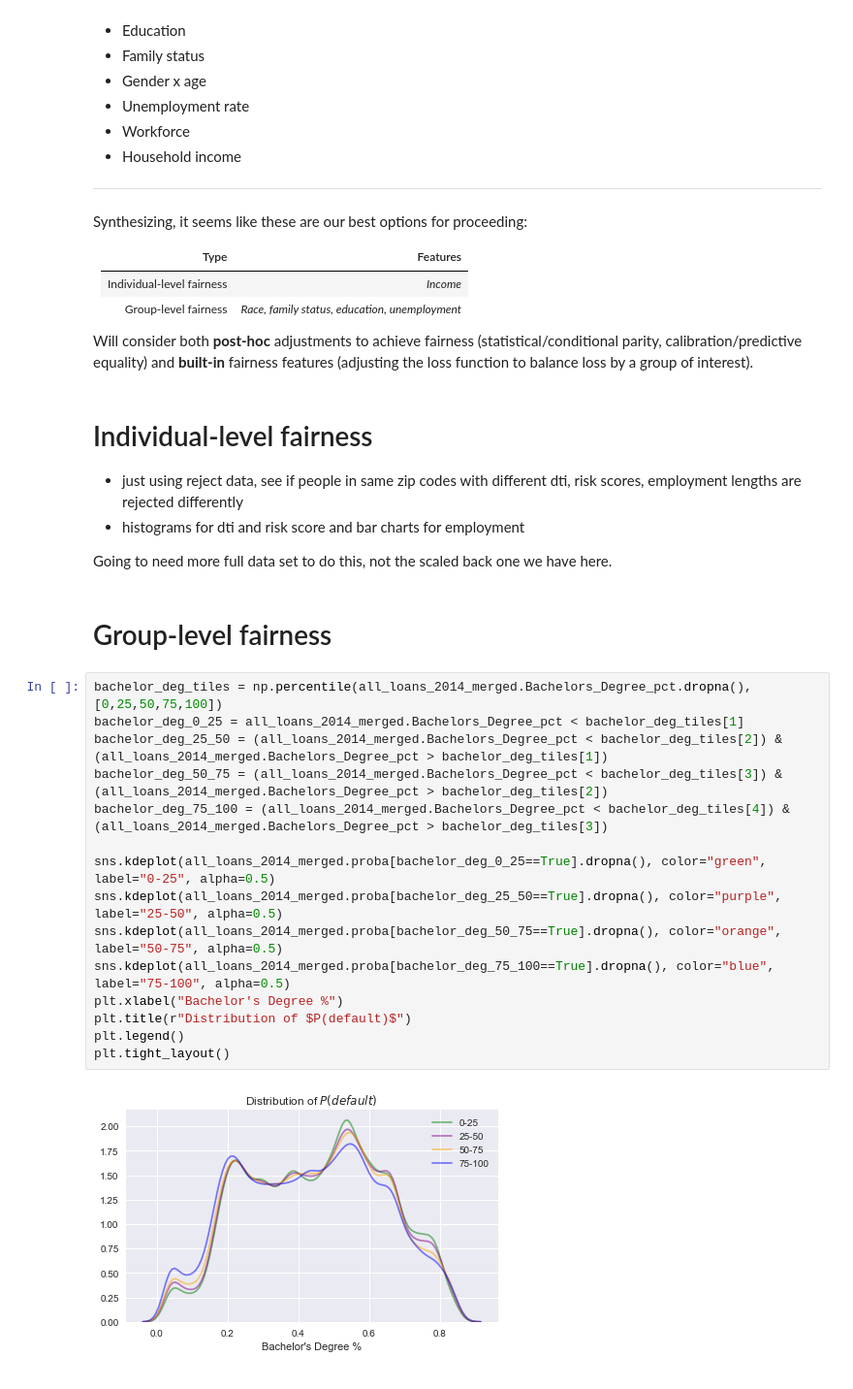
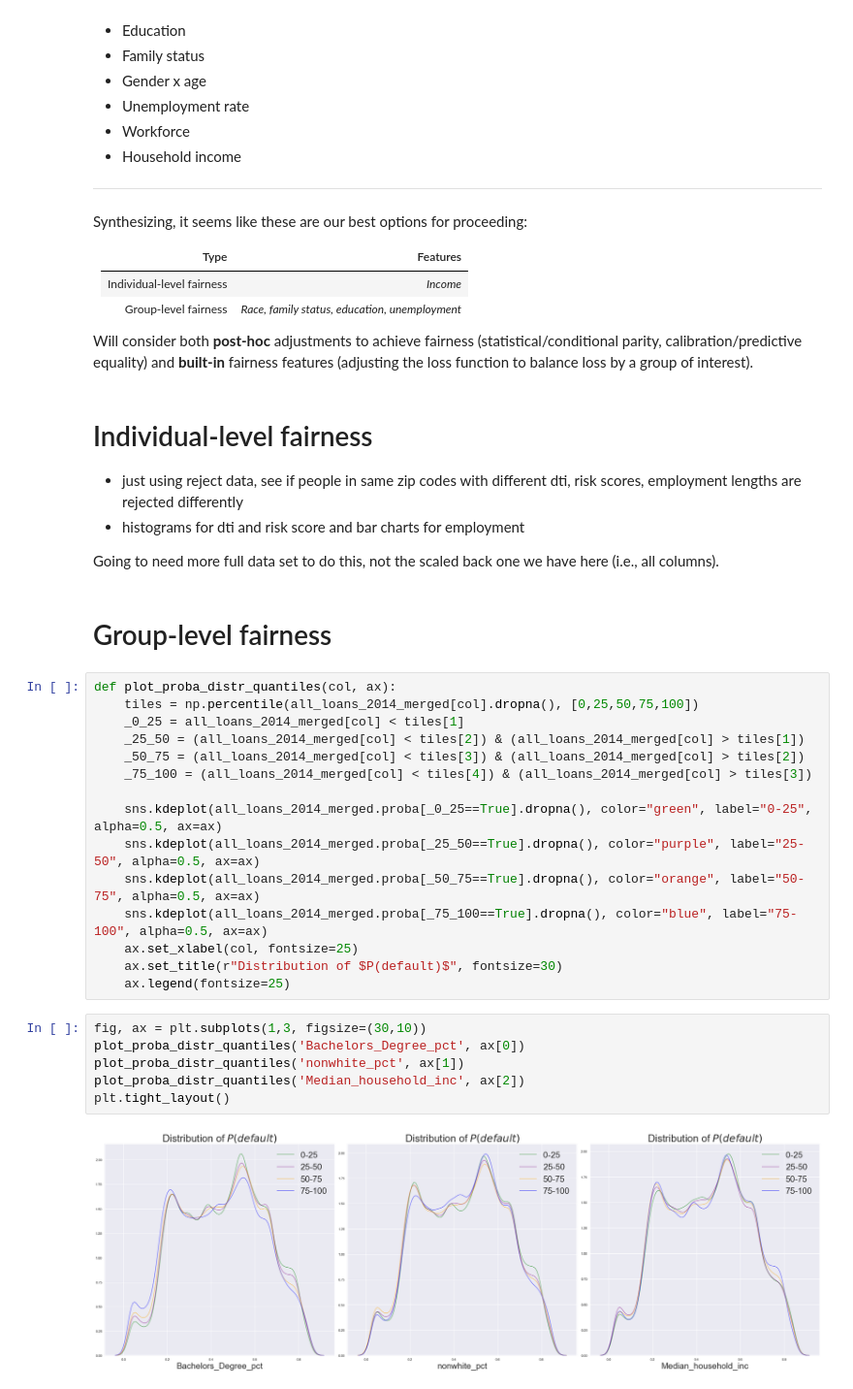
Before and after one commit to bhavenp/209A-FinalProject, a Jupyter notebook: anthony/Discrimination.ipynb, the cells around one changed output. Shown: that part at 97% size. Cells and saved outputs as stored; diff of their text form.

```diff
--- a/anthony/Discrimination.ipynb
+++ b/anthony/Discrimination.ipynb
@@ -83,23 +83,29 @@ Will consider both **post-hoc** adjustments to achieve fairness (statistical/con
 * just using reject data, see if people in same zip codes with different dti, risk scores, employment lengths are rejected differently
 * histograms for dti and risk score and bar charts for employment
 
-Going to need more full data set to do this, not the scaled back one we have here.
+Going to need more full data set to do this, not the scaled back one we have here (i.e., all columns).
 # %% [markdown]
 # Group-level fairness
 # %%
-bachelor_deg_tiles = np.percentile(all_loans_2014_merged.Bachelors_Degree_pct.dropna(), [0,25,50,75,100])
-bachelor_deg_0_25 = all_loans_2014_merged.Bachelors_Degree_pct < bachelor_deg_tiles[1]
-bachelor_deg_25_50 = (all_loans_2014_merged.Bachelors_Degree_pct < bachelor_deg_tiles[2]) & (all_loans_2014_merged.Bachelors_Degree_pct > bachelor_deg_tiles[1])
-bachelor_deg_50_75 = (all_loans_2014_merged.Bachelors_Degree_pct < bachelor_deg_tiles[3]) & (all_loans_2014_merged.Bachelors_Degree_pct > bachelor_deg_tiles[2])
-bachelor_deg_75_100 = (all_loans_2014_merged.Bachelors_Degree_pct < bachelor_deg_tiles[4]) & (all_loans_2014_merged.Bachelors_Degree_pct > bachelor_deg_tiles[3])
+def plot_proba_distr_quantiles(col, ax):
+    tiles = np.percentile(all_loans_2014_merged[col].dropna(), [0,25,50,75,100])
+    _0_25 = all_loans_2014_merged[col] < tiles[1]
+    _25_50 = (all_loans_2014_merged[col] < tiles[2]) & (all_loans_2014_merged[col] > tiles[1])
+    _50_75 = (all_loans_2014_merged[col] < tiles[3]) & (all_loans_2014_merged[col] > tiles[2])
+    _75_100 = (all_loans_2014_merged[col] < tiles[4]) & (all_loans_2014_merged[col] > tiles[3])
 
-sns.kdeplot(all_loans_2014_merged.proba[bachelor_deg_0_25==True].dropna(), color="green", label="0-25", alpha=0.5)
-sns.kdeplot(all_loans_2014_merged.proba[bachelor_deg_25_50==True].dropna(), color="purple", label="25-50", alpha=0.5)
-sns.kdeplot(all_loans_2014_merged.proba[bachelor_deg_50_75==True].dropna(), color="orange", label="50-75", alpha=0.5)
-sns.kdeplot(all_loans_2014_merged.proba[bachelor_deg_75_100==True].dropna(), color="blue", label="75-100", alpha=0.5)
-plt.xlabel("Bachelor's Degree %")
-plt.title(r"Distribution of $P(default)$")
-plt.legend()
-plt.tight_layout()
+    sns.kdeplot(all_loans_2014_merged.proba[_0_25==True].dropna(), color="green", label="0-25", alpha=0.5, ax=ax)
+    sns.kdeplot(all_loans_2014_merged.proba[_25_50==True].dropna(), color="purple", label="25-50", alpha=0.5, ax=ax)
+    sns.kdeplot(all_loans_2014_merged.proba[_50_75==True].dropna(), color="orange", label="50-75", alpha=0.5, ax=ax)
+    sns.kdeplot(all_loans_2014_merged.proba[_75_100==True].dropna(), color="blue", label="75-100", alpha=0.5, ax=ax)
+    ax.set_xlabel(col, fontsize=25)
+    ax.set_title(r"Distribution of $P(default)$", fontsize=30)
+    ax.legend(fontsize=25)
-# %% [output]
-[figure, removed]
+# %%
+fig, ax = plt.subplots(1,3, figsize=(30,10))
+plot_proba_distr_quantiles('Bachelors_Degree_pct', ax[0])
+plot_proba_distr_quantiles('nonwhite_pct', ax[1])
+plot_proba_distr_quantiles('Median_household_inc', ax[2])
+plt.tight_layout()
+# %% [output]
+[figure, added]
```
